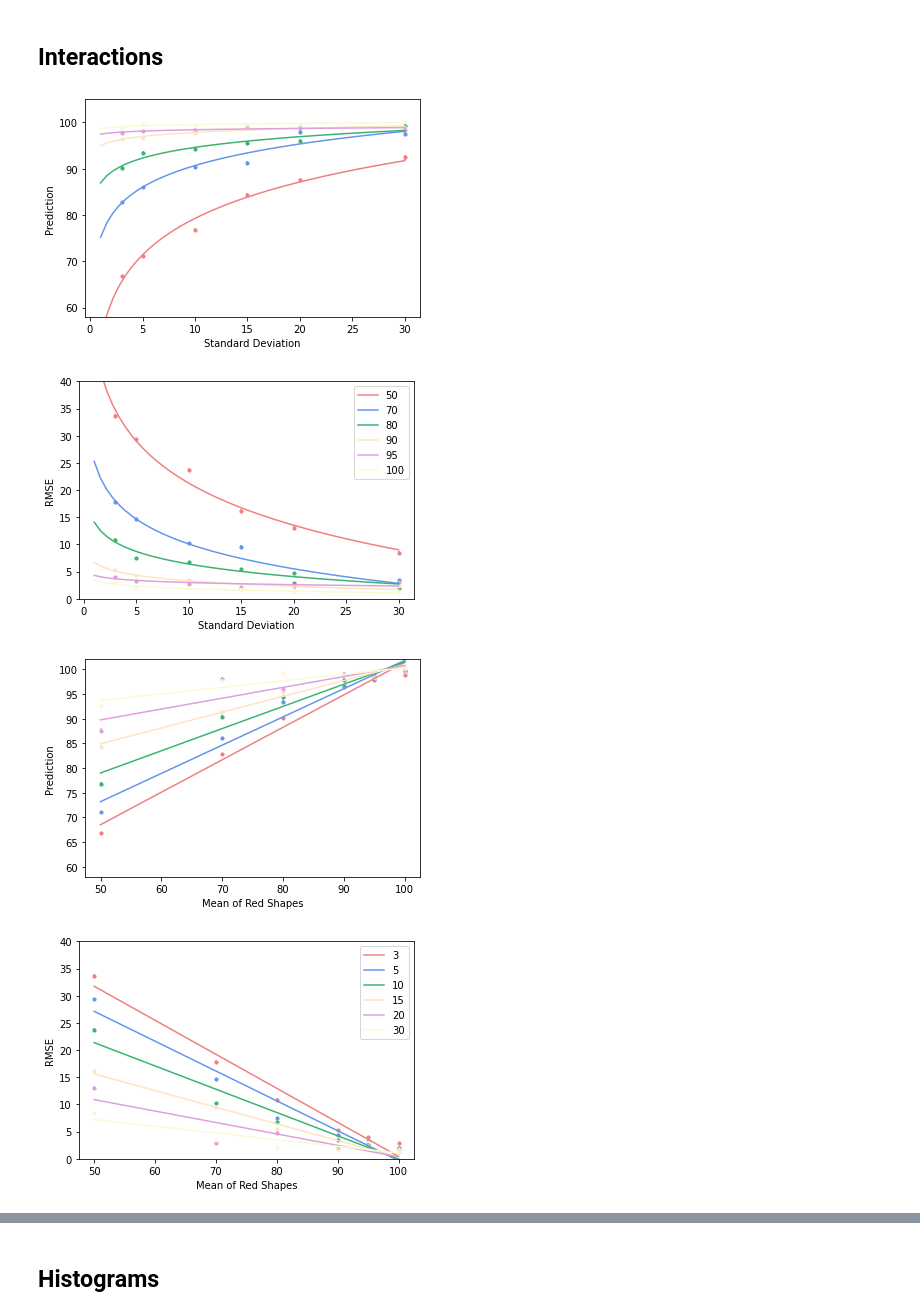
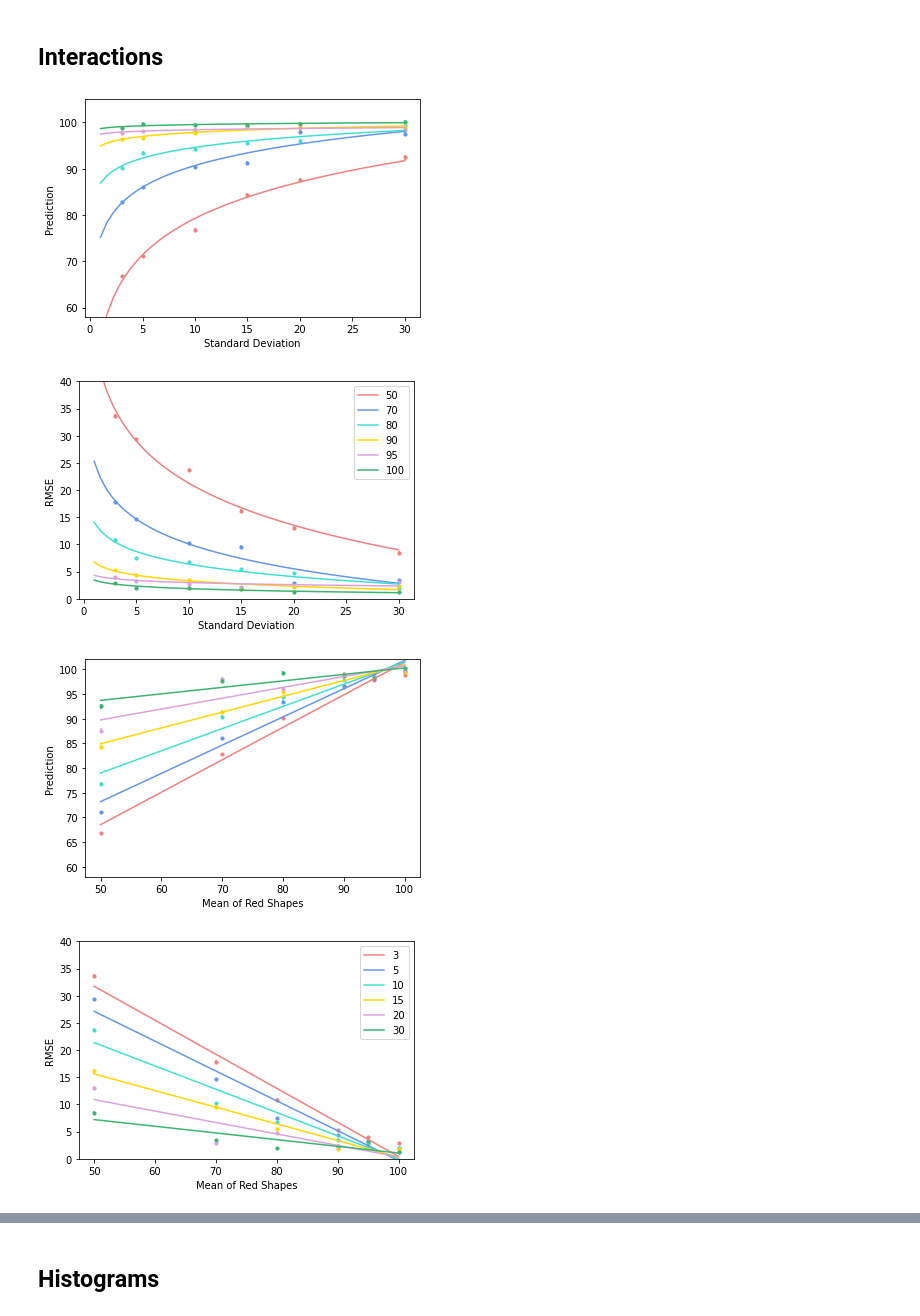
Before and after one commit to lucasfldmn/twrds_unbiased_anns, a Jupyter notebook: notebooks/regression_analysis.ipynb, the cells around one changed output, grey strips where cells are left out. Saved outputs shown, nothing was run; the diff lists cells and outputs as text; code cells hidden in the pictures.

```diff
--- a/notebooks/regression_analysis.ipynb
+++ b/notebooks/regression_analysis.ipynb
@@ -630,10 +630,10 @@ target = "prediction"
 colors = {
     50: "lightcoral",
     70: "cornflowerblue",
-    80: "mediumseagreen",
-    90: "bisque",
+    80: "turquoise",
+    90: "gold",
     95: "plum",
-    100: "lightgoldenrodyellow"
+    100: "mediumseagreen"
 }
 
 # Create plotting area
@@ -665,7 +665,7 @@ ax.set_ylim([58, 105])
 # Save result
 plt.savefig(figure_path + "stddev_mean_interaction_prediction", dpi = 200, bbox_inches = 'tight')
 # %% [output]
-[figure, old version]
+[figure, new version]
 # %%
 predictor = "stddev"
 target = "rmse"
@@ -674,42 +674,42 @@ target = "rmse"
 colors = {
     50: "lightcoral",
     70: "cornflowerblue",
-    80: "mediumseagreen",
-    90: "bisque",
+    80: "turquoise",
+    90: "gold",
     95: "plum",
-    100: "lightgoldenrodyellow"
+    100: "mediumseagreen"
 }
 
 # Create plotting area
 fig = plt.plot(figsize=(10,3.75))
 ax = plt.gca()
 
 grouped = df_under.groupby(df_under.mean_red)
 for mean_red in grouped.groups.keys():
     # Get data
     data = grouped.get_group(mean_red)
 
     # Plot means
     plot_means(data, predictor, target, colors[mean_red], ax)
 
     # Curve fits
     line_x = np.linspace(1,30)
     plot_log_ols(data, predictor, target, colors[mean_red], ax, line_x, mean_red)
 
 # Axis labels
 ax.set_xlabel('Standard Deviation')
 ax.set_ylabel('RMSE')
 
 # y-Axis range
 ax.set_ylim([0, 40])
 
 # Legend
 ax.legend()
 
 # Save result
 plt.savefig(figure_path + "stddev_mean_interaction_rmse", dpi = 200, bbox_inches = 'tight')
 # %% [output]
-[figure, old version]
+[figure, new version]
 # %%
 predictor = "mean_red"
 target = "prediction"
@@ -718,10 +718,10 @@ target = "prediction"
 colors = {
     3: "lightcoral",
     5: "cornflowerblue",
-    10: "mediumseagreen",
-    15: "bisque",
+    10: "turquoise",
+    15: "gold",
     20: "plum",
-    30: "lightgoldenrodyellow"
+    30: "mediumseagreen"
 }
 
 # Create plotting area
@@ -753,7 +753,7 @@ ax.set_ylim([58, 102])
 # Save result
 plt.savefig(figure_path + "stddev_mean_interaction_prediction_reversed", dpi = 200, bbox_inches = 'tight')
 # %% [output]
-[figure, old version]
+[figure, new version]
 # %%
 predictor = "mean_red"
 target = "rmse"
@@ -762,10 +762,10 @@ target = "rmse"
 colors = {
     3: "lightcoral",
     5: "cornflowerblue",
-    10: "mediumseagreen",
-    15: "bisque",
+    10: "turquoise",
+    15: "gold",
     20: "plum",
-    30: "lightgoldenrodyellow"
+    30: "mediumseagreen"
 }
 
 # Create plotting area
@@ -797,7 +797,7 @@ ax.legend()
 # Save result
 plt.savefig(figure_path + "stddev_mean_interaction_rmse_reversed", dpi = 200, bbox_inches = 'tight')
 # %% [output]
-[figure, old version]
+[figure, new version]
 # %%
 predictor = "stddev"
 target = "prediction"
```
Also changed, not shown: parts of 2 cells of this notebook, 1 other file.
